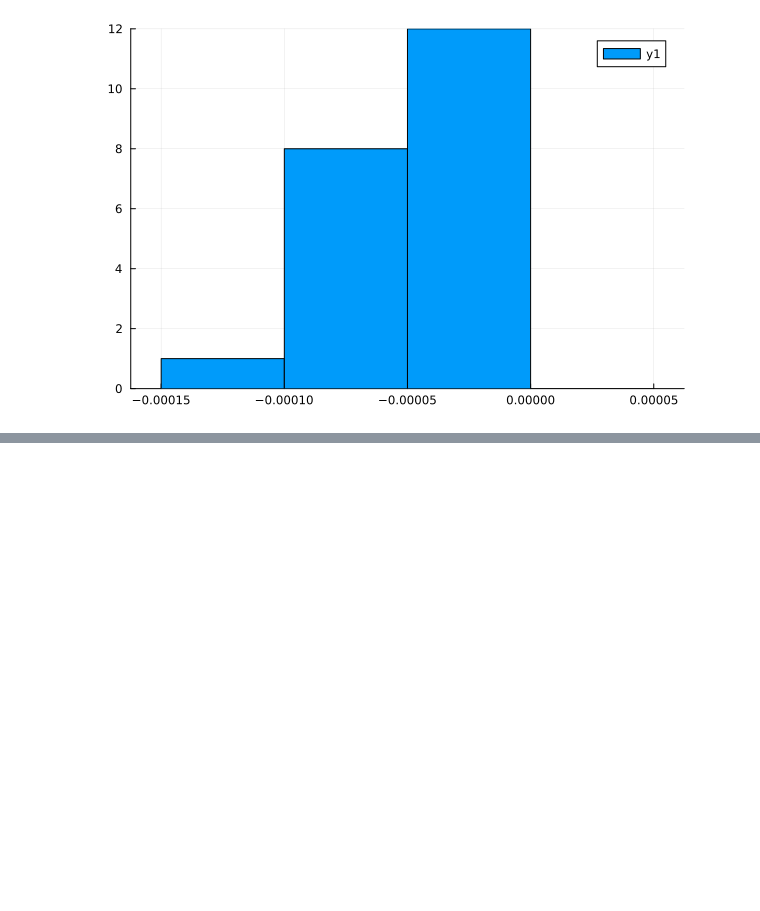
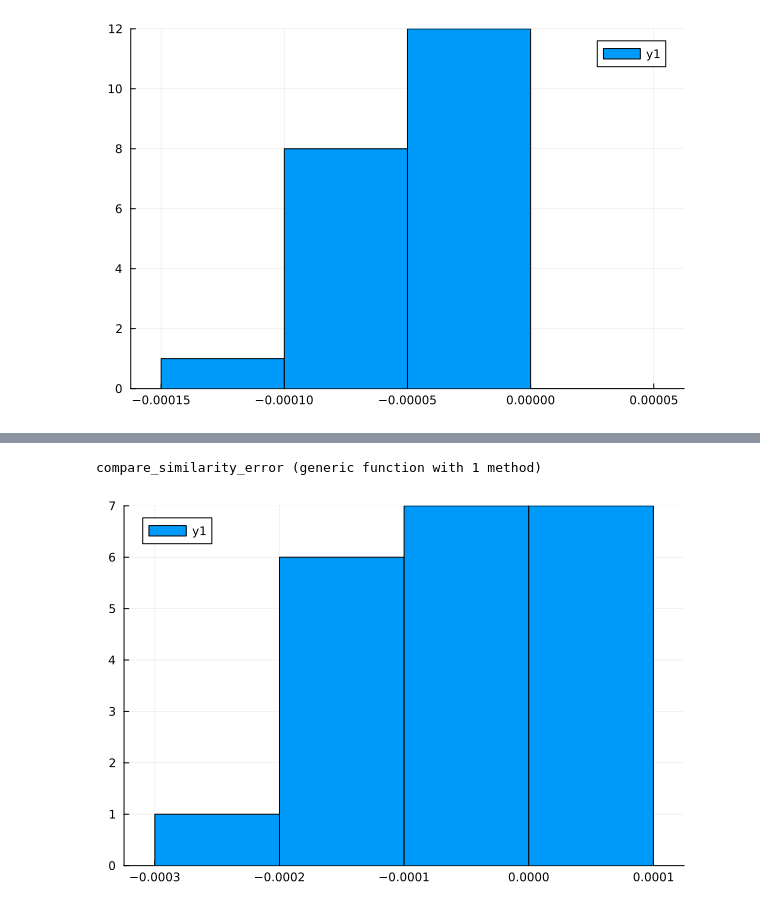
Before and after one commit to wilkieolin/PhasorNetworks.jl, a Jupyter notebook: tutorial/03 similarity.ipynb, the cells around one changed output, grey strips where cells are left out. Cells and saved outputs as stored; diff of their text form; code cells hidden in the pictures; blank space fills up the shorter version.

```diff
--- a/tutorial/03 similarity.ipynb
+++ b/tutorial/03 similarity.ipynb
@@ -141,0 +116,34 @@ histogram(vec(osc_similarity[1,:,end] .- similarity_family[1,:]))
+# %%
+function compare_similarity_error(;leakage::Real = -0.2,
+                                period::Real = 1.0,
+                                shift_range::Real = 0.5,
+                                solver_dt::Real = 0.01,
+                                tspan::Tuple = (0.0, 6.0),
+                                n_phases::Int = 1024,
+                                seed = "ICONS2025",)
+    prng_key = Xoshiro(seed)
+    spk_args = SpikingArgs(leakage = leakage,
+                            t_period = period,
+                            solver_args = Dict(:adaptive => false,
+                                        :dt => solver_dt,
+                                        :save_start => true,))
+
+    symbol_a = random_symbols((n_phases, 1), prng_key)
+    rotations = range(0.0, shift_range, length=21)
+    symbol_a_family = [symbol_a .+ angle for angle in rotations] |> stack
+    similarity_family = similarity(symbol_a, symbol_a_family)
+
+    repeats = ceil(Int, tspan[2])
+    input_spikes_a = phase_to_train(symbol_a[:,:,1:1], spk_args=spk_args, repeats=repeats)
+    input_spikes_a_family = phase_to_train(symbol_a_family, spk_args=spk_args, repeats=repeats)
+    osc_similarity = similarity(input_spikes_a, input_spikes_a_family, tspan=tspan, spk_args=spk_args)
+
+    error = vec(osc_similarity[1,:,end] .- similarity_family[1,:])
+    return error
+end
+# %% [output]
+compare_similarity_error (generic function with 1 method)
+# %%
+compare_similarity_error(n_phases=256) |> histogram
+# %% [output]
+[figure, added]
```
Also changed, not shown: parts of 7 cells of this notebook, 1 other file.
